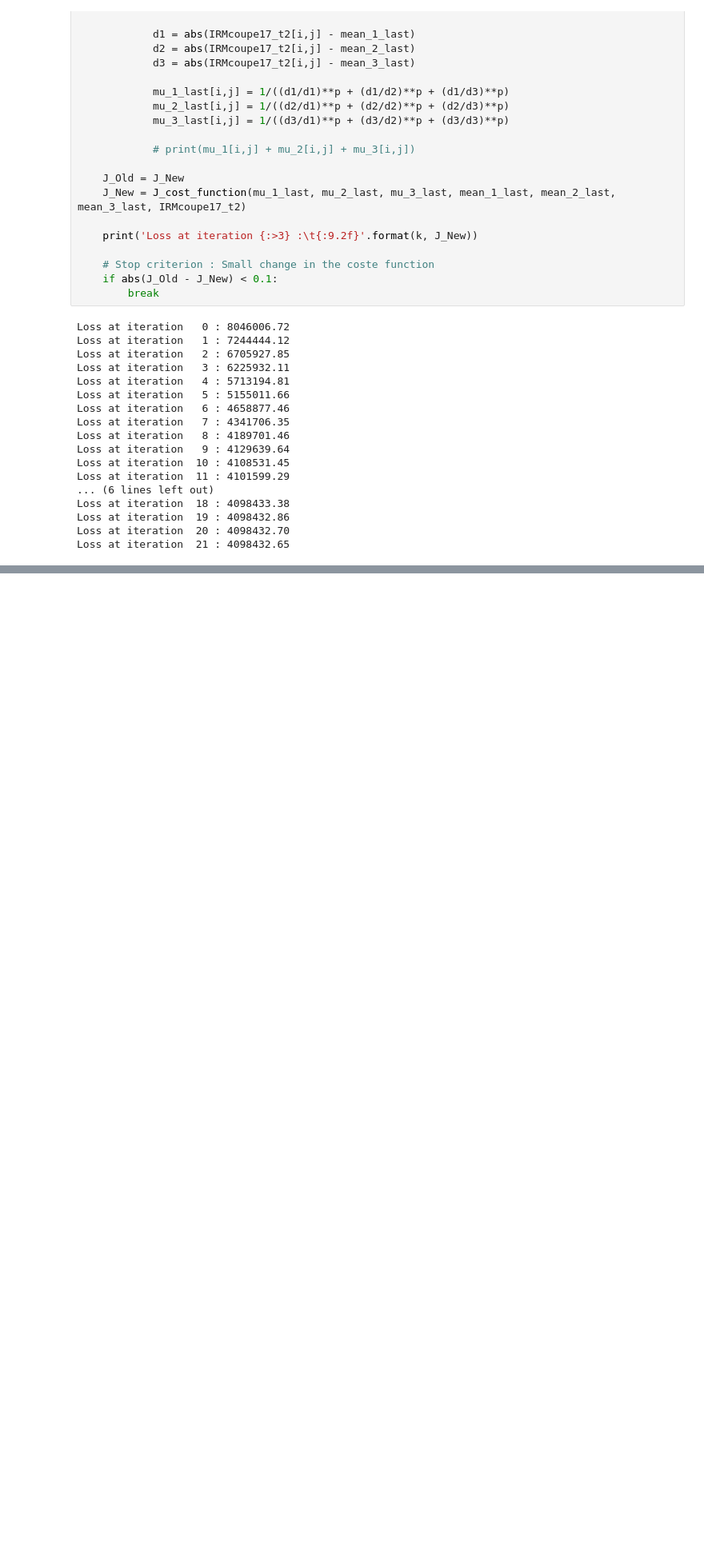
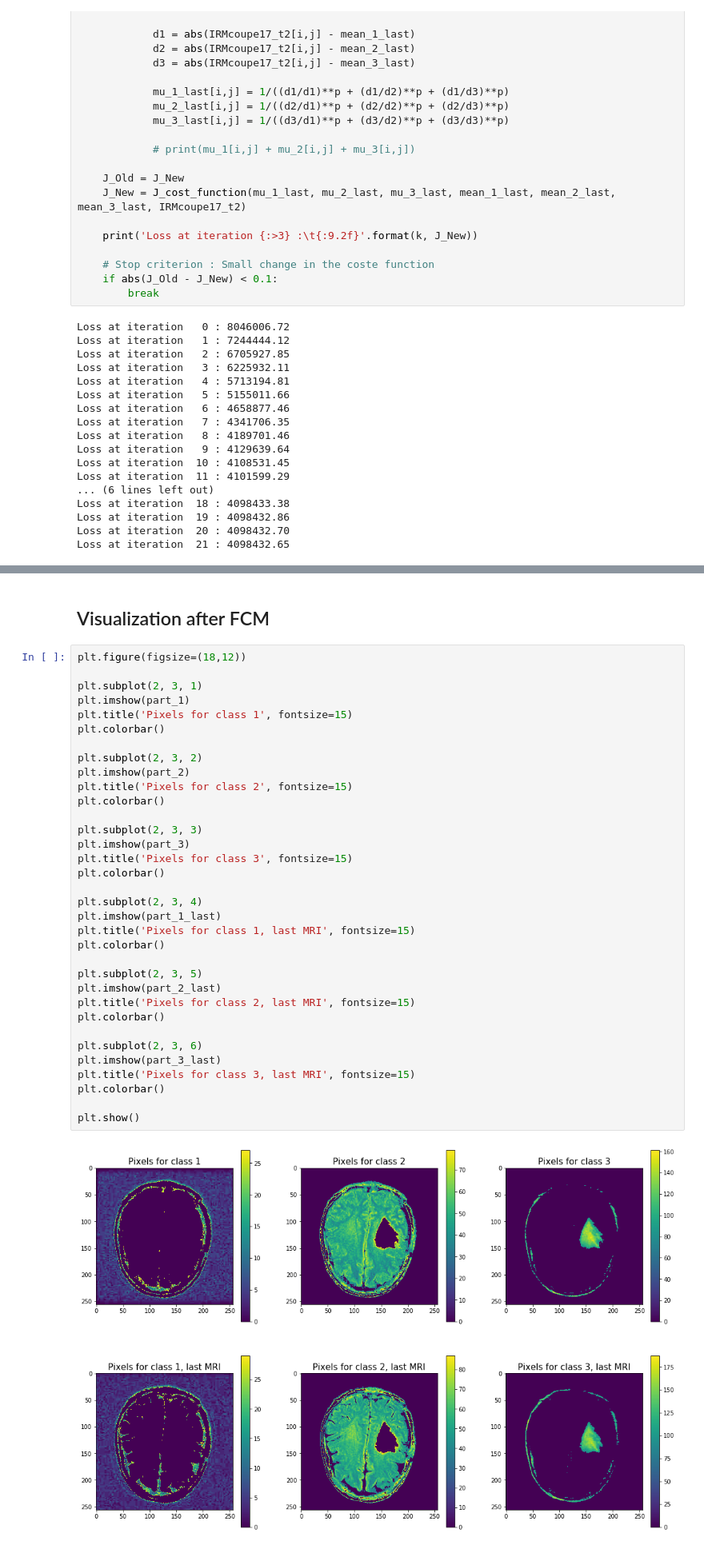
Before and after one commit to A-EL-YAAGOUBI/ML, a Jupyter notebook: Medical Imaging/FCM.ipynb, the cells around one changed output, grey strips where cells are left out. Shown at 80% size. Drawn from its saved outputs; the diff is of its cells as text; blank space fills up the shorter version.

```diff
--- a/Medical Imaging/FCM.ipynb
+++ b/Medical Imaging/FCM.ipynb
@@ -353,0 +420,38 @@ Loss at iteration  21 : 4098432.65
+# %% [markdown]
+## Visualization after FCM
+# %%
+plt.figure(figsize=(18,12))
+
+plt.subplot(2, 3, 1)
+plt.imshow(part_1)
+plt.title('Pixels for class 1', fontsize=15)
+plt.colorbar()
+
+plt.subplot(2, 3, 2)
+plt.imshow(part_2)
+plt.title('Pixels for class 2', fontsize=15)
+plt.colorbar()
+
+plt.subplot(2, 3, 3)
+plt.imshow(part_3)
+plt.title('Pixels for class 3', fontsize=15)
+plt.colorbar()
+
+plt.subplot(2, 3, 4)
+plt.imshow(part_1_last)
+plt.title('Pixels for class 1, last MRI', fontsize=15)
+plt.colorbar()
+
+plt.subplot(2, 3, 5)
+plt.imshow(part_2_last)
+plt.title('Pixels for class 2, last MRI', fontsize=15)
+plt.colorbar()
+
+plt.subplot(2, 3, 6)
+plt.imshow(part_3_last)
+plt.title('Pixels for class 3, last MRI', fontsize=15)
+plt.colorbar()
+
+plt.show()
+# %% [output]
+[figure, added]
```
Also changed, not shown: parts of 10 cells of this notebook.
